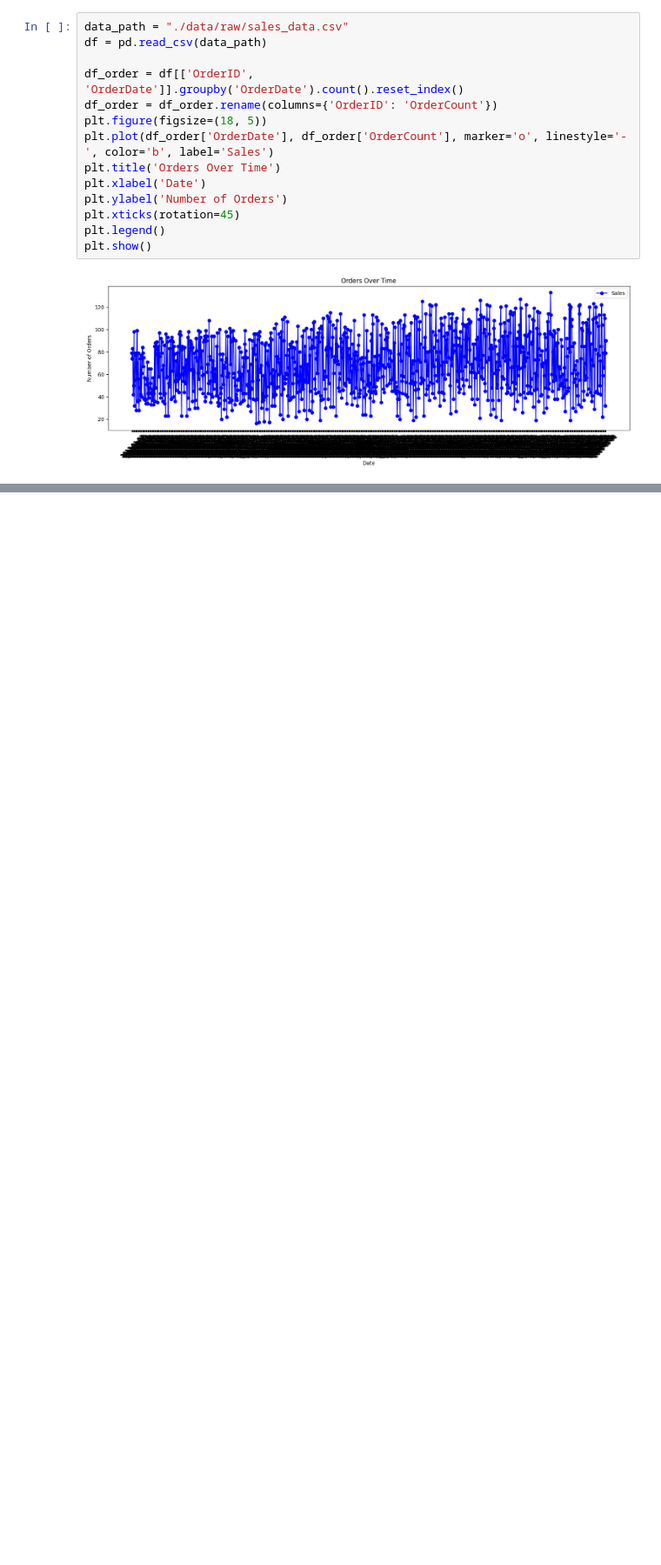
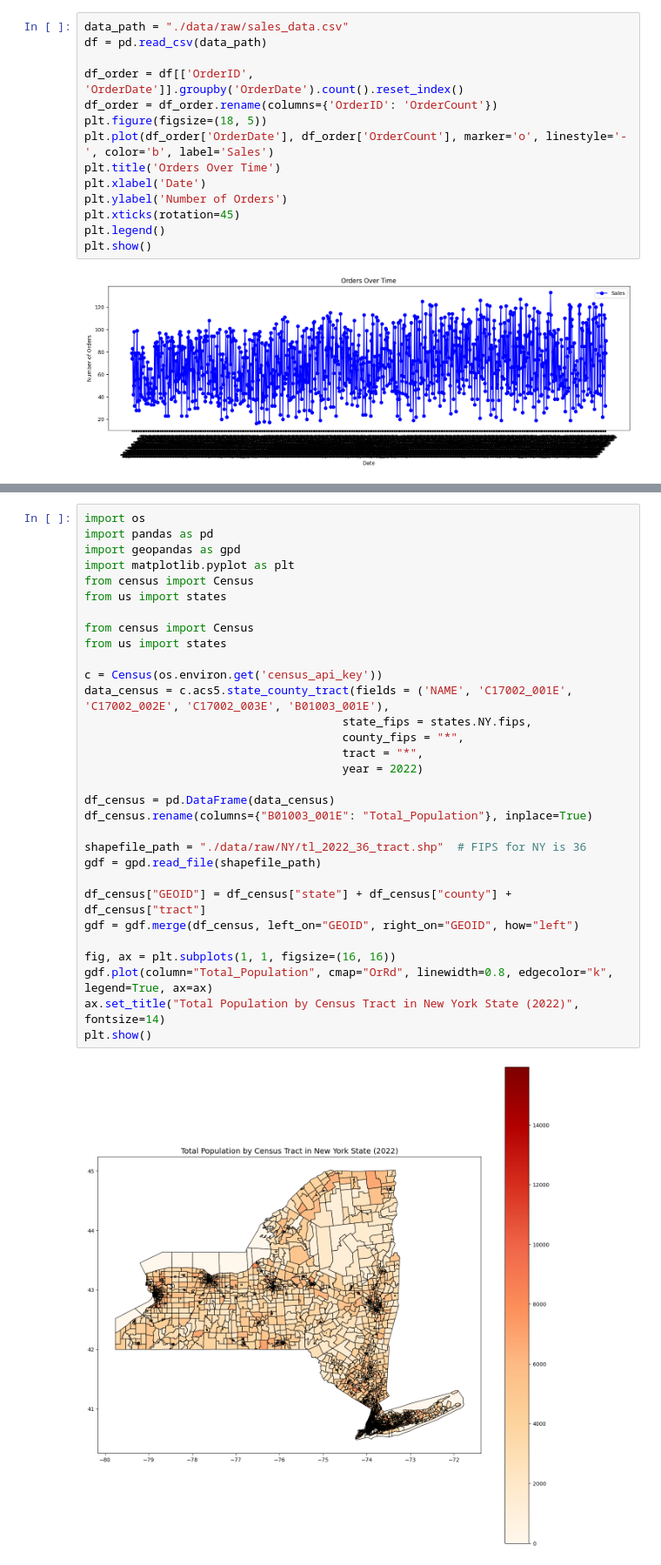
Before and after one commit to marghistani22/Data_Engineering, a Jupyter notebook: Code/Ex10_Data_Visualization.ipynb, the cells around one changed output, grey strips where cells are left out. Shown at 87% size. Cells and saved outputs as stored; diff of their text form; blank space fills up the shorter version.

Commit message:
added raw_data

```diff
--- a/Code/Ex10_Data_Visualization.ipynb
+++ b/Code/Ex10_Data_Visualization.ipynb
@@ -101,0 +104,33 @@ plt.show()
+# %%
+import os
+import pandas as pd
+import geopandas as gpd
+import matplotlib.pyplot as plt
+from census import Census
+from us import states
+
+from census import Census
+from us import states
+
+c = Census(os.environ.get('census_api_key'))
+data_census = c.acs5.state_county_tract(fields = ('NAME', 'C17002_001E', 'C17002_002E', 'C17002_003E', 'B01003_001E'),
+                                      state_fips = states.NY.fips,
+                                      county_fips = "*",
+                                      tract = "*",
+                                      year = 2022)
+
+df_census = pd.DataFrame(data_census)
+df_census.rename(columns={"B01003_001E": "Total_Population"}, inplace=True)
+
+shapefile_path = "./data/raw/NY/tl_2022_36_tract.shp"  # FIPS for NY is 36
+gdf = gpd.read_file(shapefile_path)
+
+df_census["GEOID"] = df_census["state"] + df_census["county"] + df_census["tract"]
+gdf = gdf.merge(df_census, left_on="GEOID", right_on="GEOID", how="left")
+
+fig, ax = plt.subplots(1, 1, figsize=(16, 16))
+gdf.plot(column="Total_Population", cmap="OrRd", linewidth=0.8, edgecolor="k", legend=True, ax=ax)
+ax.set_title("Total Population by Census Tract in New York State (2022)", fontsize=14)
+plt.show()
+# %% [output]
+[figure, added]
```
Also changed, not shown: parts of 2 cells of this notebook, 11 other files.
